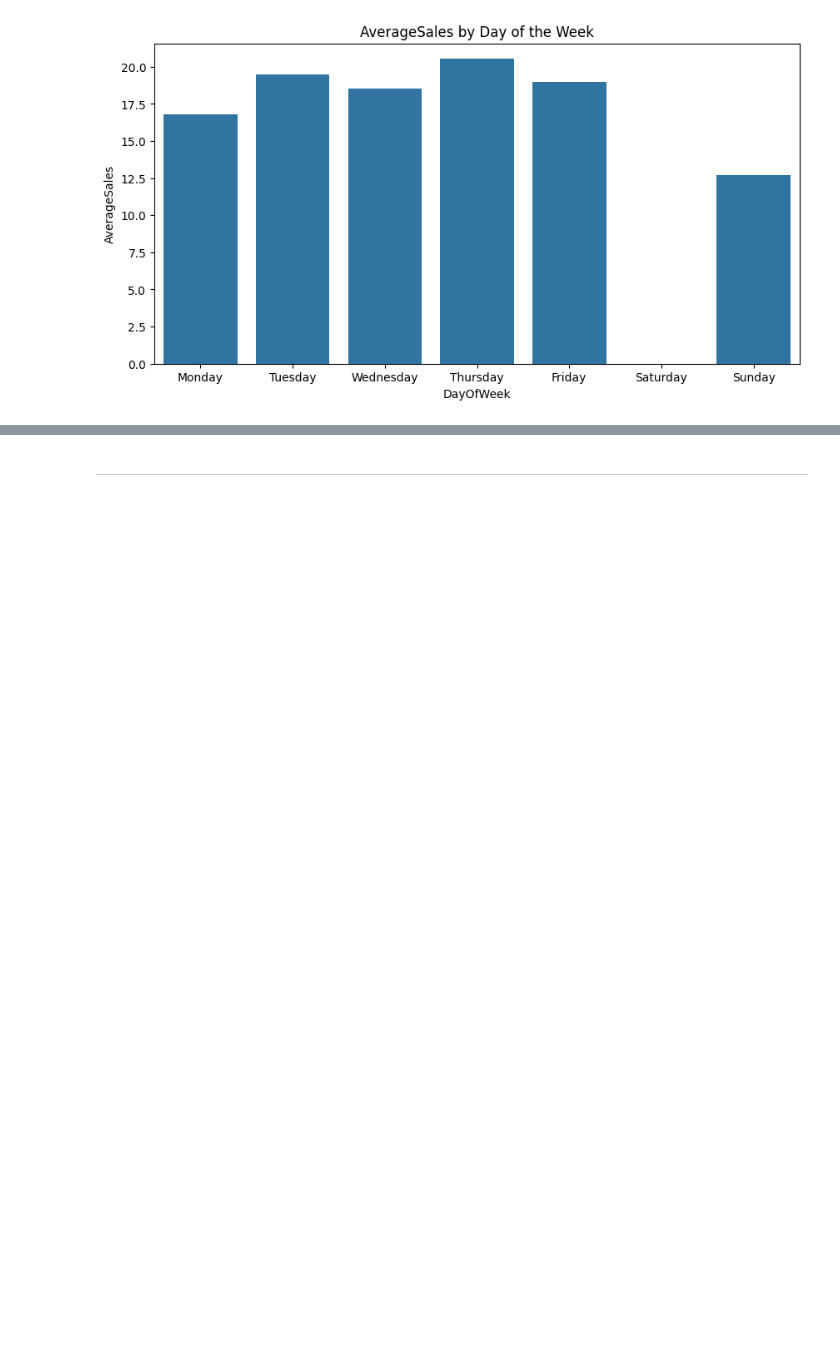
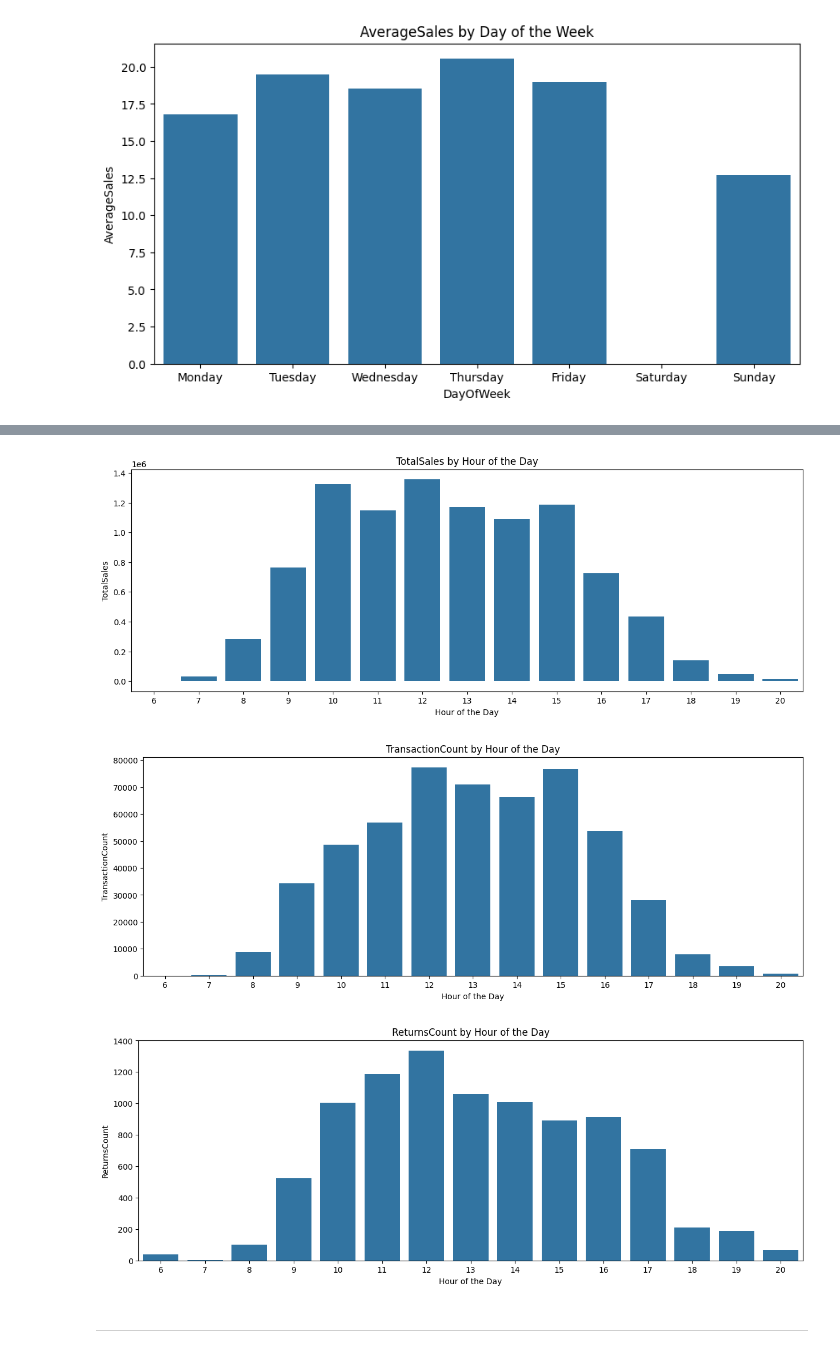
Before and after one commit to Ninestein666/online-retail-transactions-analysis, a Jupyter notebook: jupyter_notebooks/DataVisualisation.ipynb, the cells around one changed output, grey strips where cells are left out. Drawn from its saved outputs; the diff is of its cells as text; code cells hidden in the pictures; blank space fills up the shorter version.

```diff
--- a/jupyter_notebooks/DataVisualisation.ipynb
+++ b/jupyter_notebooks/DataVisualisation.ipynb
@@ -245,3 +278,12 @@ for col in df_weekdays.columns[1:]:
 # %% [output]
 [figure]
 [figure]
+# %%
+df_hourly = (
+    df.groupby(df['Hour'])
+    .agg(TotalSales = ('TotalSales', 'sum'),
+          TransactionCount = ('InvoiceNo', 'count'),
+          ReturnsCount = ('TotalSales', lambda x: (x < 0).sum()))
+    .reset_index()
+)
+df_hourly
@@ -248,3 +307,15 @@ for col in df_weekdays.columns[1:]:
+# %%
+for col in df_hourly.columns[1:]:
+    plt.figure(figsize=(15, 5))
+    sns.barplot(data=df_hourly, x='Hour', y=col)
+    plt.title(f"{col} by Hour of the Day")
+    plt.xlabel("Hour of the Day")
+    plt.ylabel(f'{col}')
+    plt.show()
+# %% [output]
+[figure, added]
+[figure, added]
+[figure, added]
 # %% [markdown]
 ---
 # %% [markdown]
```
Also changed, not shown: parts of 18 cells of this notebook.
